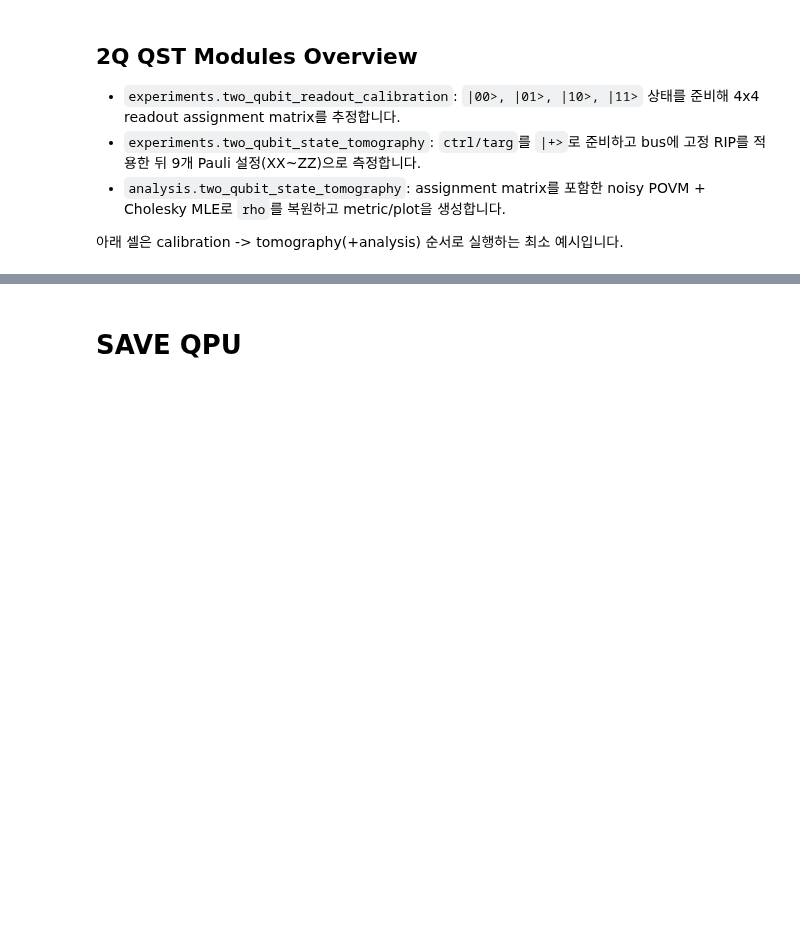
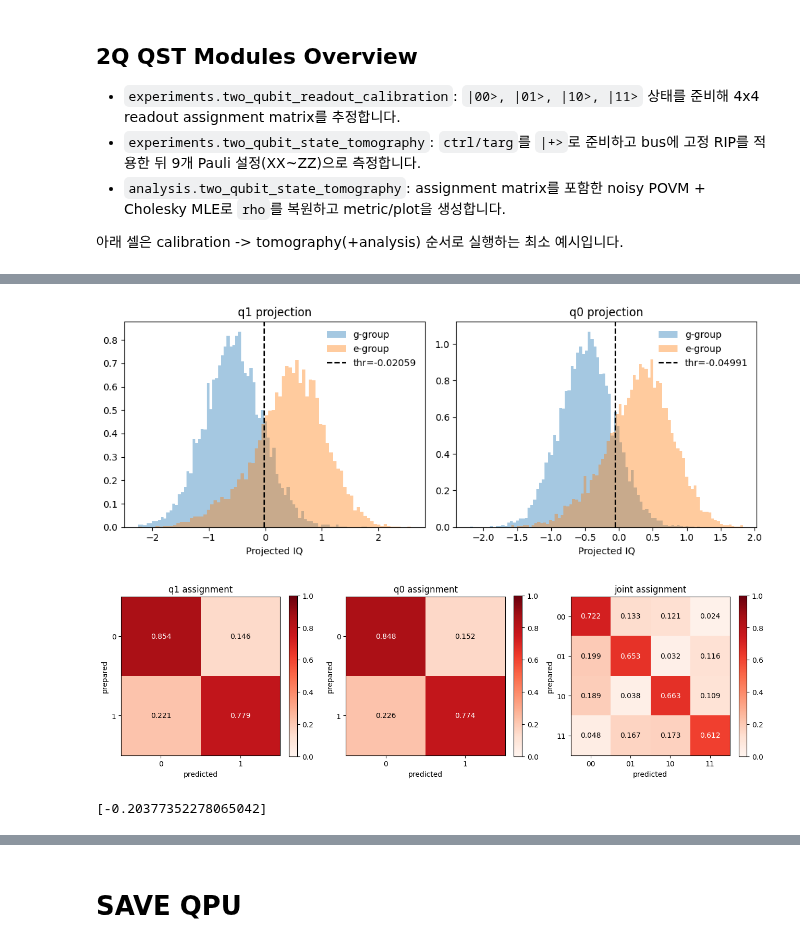
Before and after one commit to yalgaeahn/qubit-experiment, a Jupyter notebook: examples/selectiveRIP/2Q_QST_TEST.ipynb, the cells around one changed output, grey strips where cells are left out. Saved outputs shown, nothing was run; the diff lists cells and outputs as text; code cells hidden in the pictures; blank space fills up the shorter version.

```diff
--- a/examples/selectiveRIP/2Q_QST_TEST.ipynb
+++ b/examples/selectiveRIP/2Q_QST_TEST.ipynb
@@ -206,6 +188,4 @@ DRIVE range (dBm) : 10, READOUT range (dBm) : 0
 # Readout Opt
 # %% [markdown]
 ## Resonator Spectroscopy
-# %%
-qubits[1].parameters.readout_resonator_frequency = 7.5908e9
 # %%
@@ -689,0 +526,27 @@ rb_result = rb.run()
+# %%
+from experiments import multiplexed_iq_blobs
+
+# 2Q multiplexed IQ blob run (threshold extraction)
+ctrl = qubits[1]
+targ = qubits[0]
+
+mx_iq_options = multiplexed_iq_blobs.experiment_workflow.options()
+mx_iq_options.do_analysis(True)
+
+mx_iq_result = multiplexed_iq_blobs.experiment_workflow(
+    session=session,
+    qpu=qpu,
+    ctrl=ctrl,
+    targ=targ,
+    options=mx_iq_options,
+).run()
+
+mx_payload = mx_iq_result.output
+mx_analysis = mx_payload.get("analysis_result")
+if hasattr(mx_analysis, "output"):
+    mx_analysis = mx_analysis.output
+
+print("ctrl threshold:", mx_analysis["thresholds"][ctrl.uid]["threshold"])
+print("targ threshold:", mx_analysis["thresholds"][targ.uid]["threshold"])
+print("joint fidelity:", mx_analysis["assignment"]["joint_fidelity"])
+# %% [output]
@@ -690,3 +570,9 @@ rb_result = rb.run()
+[figure, added]
+[figure, added]
+# %%
+qubits[1].parameters.readout_integration_discrimination_thresholds
+# %% [output]
+[-0.20377352278065042]
 # %%
 from experiments import two_qubit_state_tomography
 from experiments import two_qubit_readout_calibration
```
Also changed, not shown: parts of 18 cells of this notebook, 13 other files.
